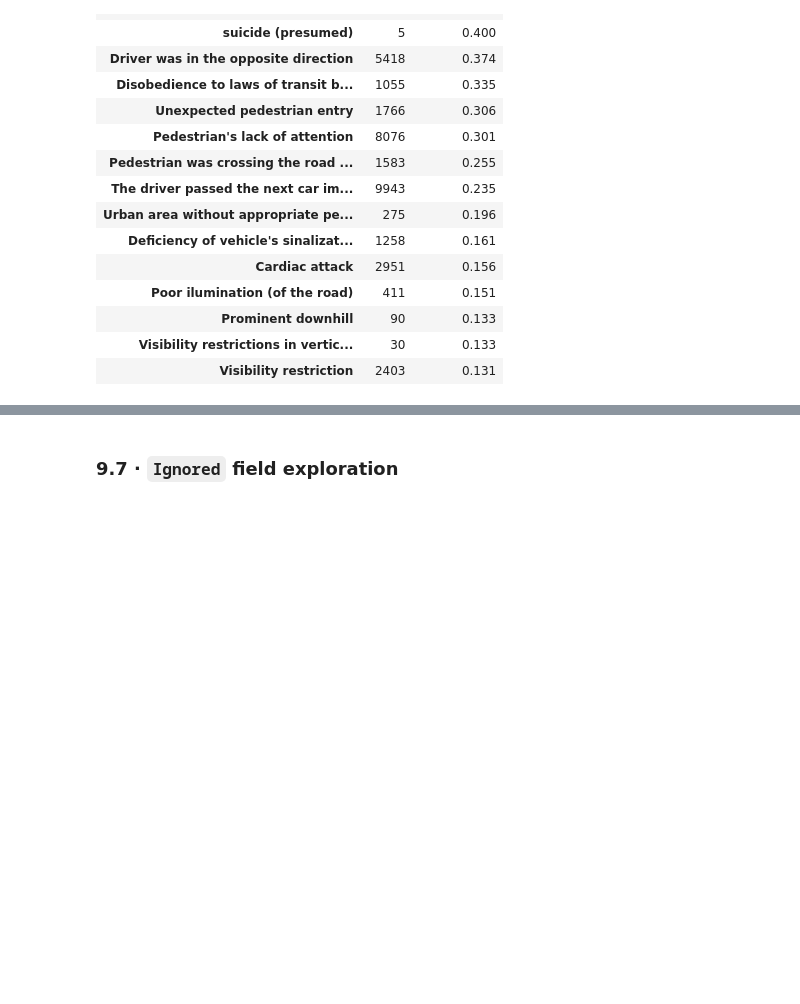
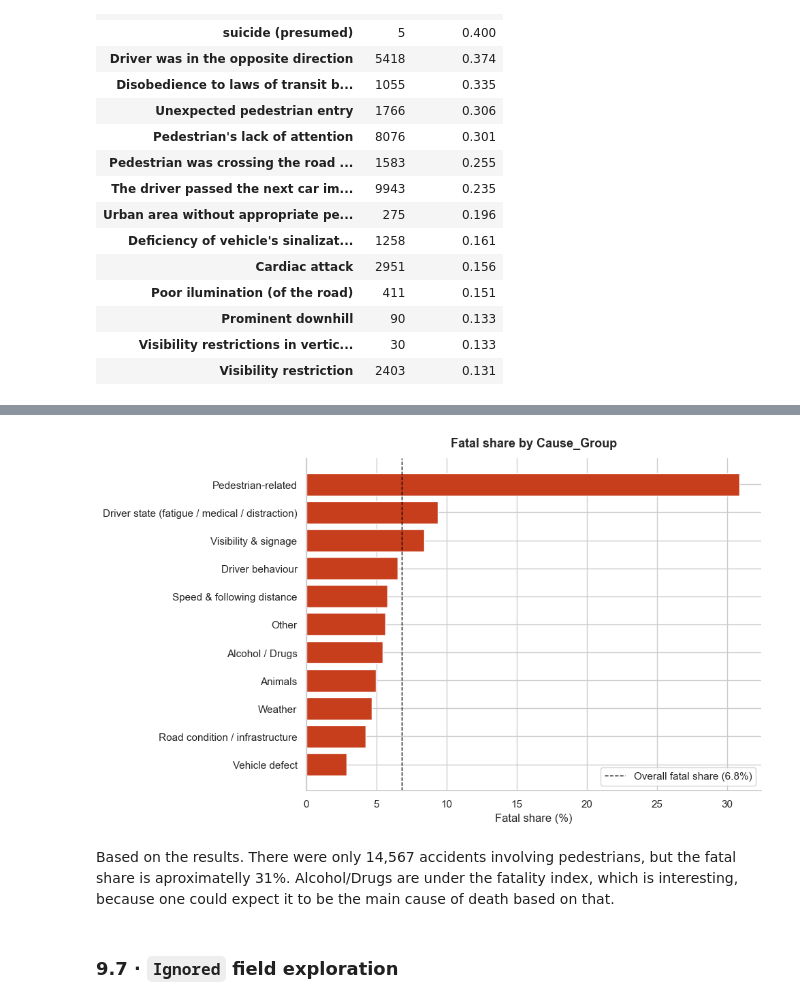
Before and after one commit to Aang1214/Dissertation, a Jupyter notebook: PollishedEDA.ipynb, the cells around one changed output, grey strips where cells are left out. Saved outputs shown, nothing was run; the diff lists cells and outputs as text; code cells hidden in the pictures; blank space fills up the shorter version.

```diff
--- a/PollishedEDA.ipynb
+++ b/PollishedEDA.ipynb
@@ -1230,0 +1244,16 @@ group_deaths.round(3)
+# %%
+cause_profile = df.groupby('Cause_Group').agg(
+    accidents=('Datetime', 'size'),
+    fatal_share=('Victims_Condition', lambda x: (x == 'With dead victims').mean()),
+).sort_values('accidents', ascending=False)
+
+cause_profile['accident_share'] = cause_profile['accidents'] / len(df)
+print(cause_profile.round(3).to_string())
+
+cause_profile = df.groupby('Cause_Group').agg(
+    accidents=('Datetime', 'size'),
+    fatal_share=('Victims_Condition', lambda x: (x == 'With dead victims').mean()),
+).sort_values('fatal_share', ascending=False)
+
+cause_profile['accident_share'] = cause_profile['accidents'] / len(df)
+print(cause_profile.round(3).to_string())
@@ -1231,3 +1278,20 @@ group_deaths.round(3)
+# %%
+profile = cause_profile.sort_values('fatal_share')
+
+fig, ax = plt.subplots(figsize=(10, 6))
+ax.barh(profile.index, profile['fatal_share'] * 100, color=PALETTE['danger'])
+ax.axvline(6.8, color='black', linestyle='--', linewidth=1, label='Overall fatal share (6.8%)')
+
+ax.set_xlabel('Fatal share (%)')
+ax.set_title('Fatal share by Cause_Group')
+ax.legend(loc='lower right')
+
+plt.tight_layout()
+plt.show()
+# %% [output]
+[figure, added]
+# %% [markdown]
+Based on the results. There were only 14,567 accidents involving pedestrians, but the fatal share is aproximatelly 31%. Alcohol/Drugs are under the fatality index, which is interesting, because one could expect it to be the main cause of death based on that.
 # %% [markdown]
 ### 9.7 · `Ignored` field exploration
 # %%
```
Also changed, not shown: parts of 33 cells of this notebook, 4 other files.
